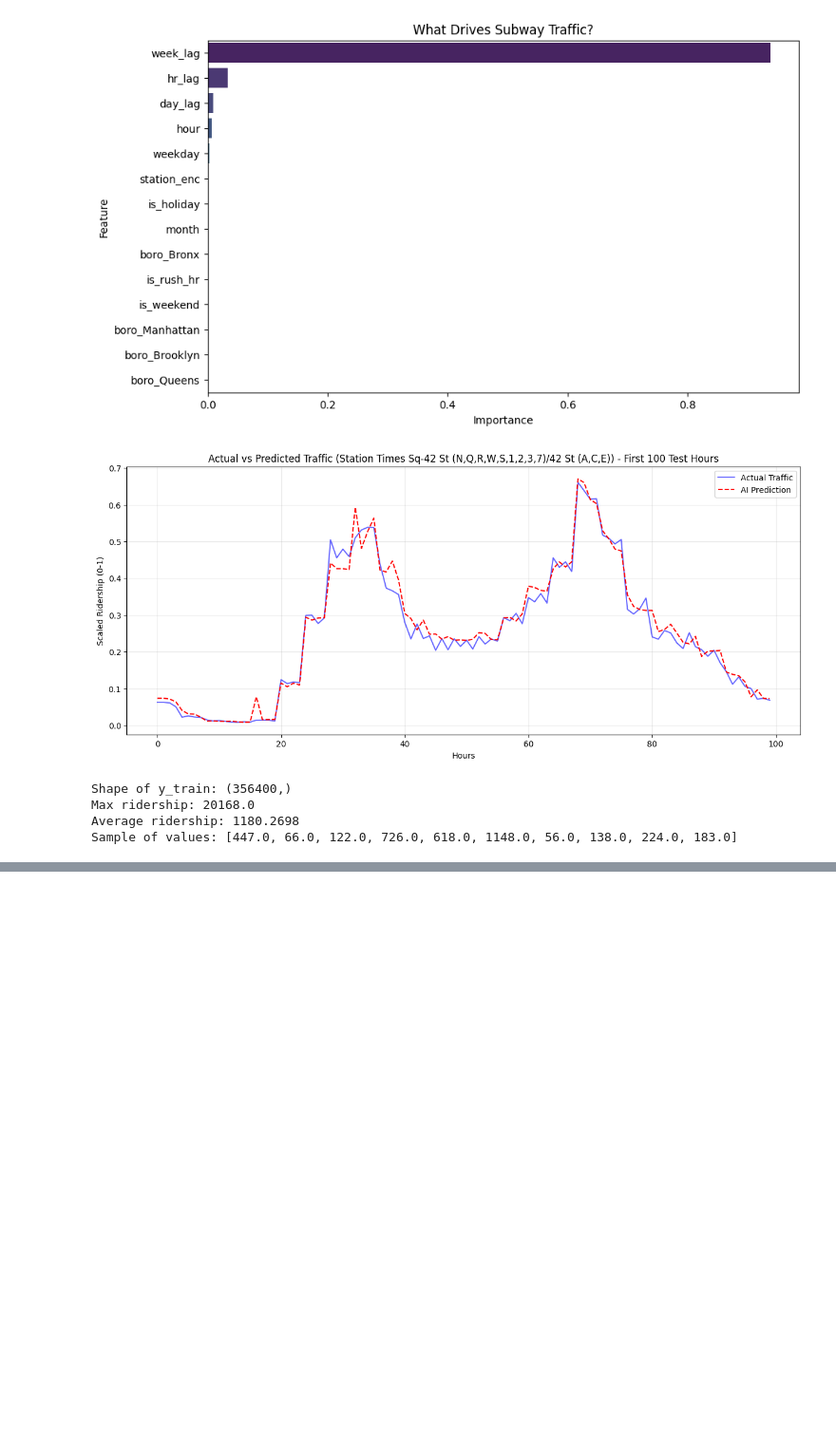
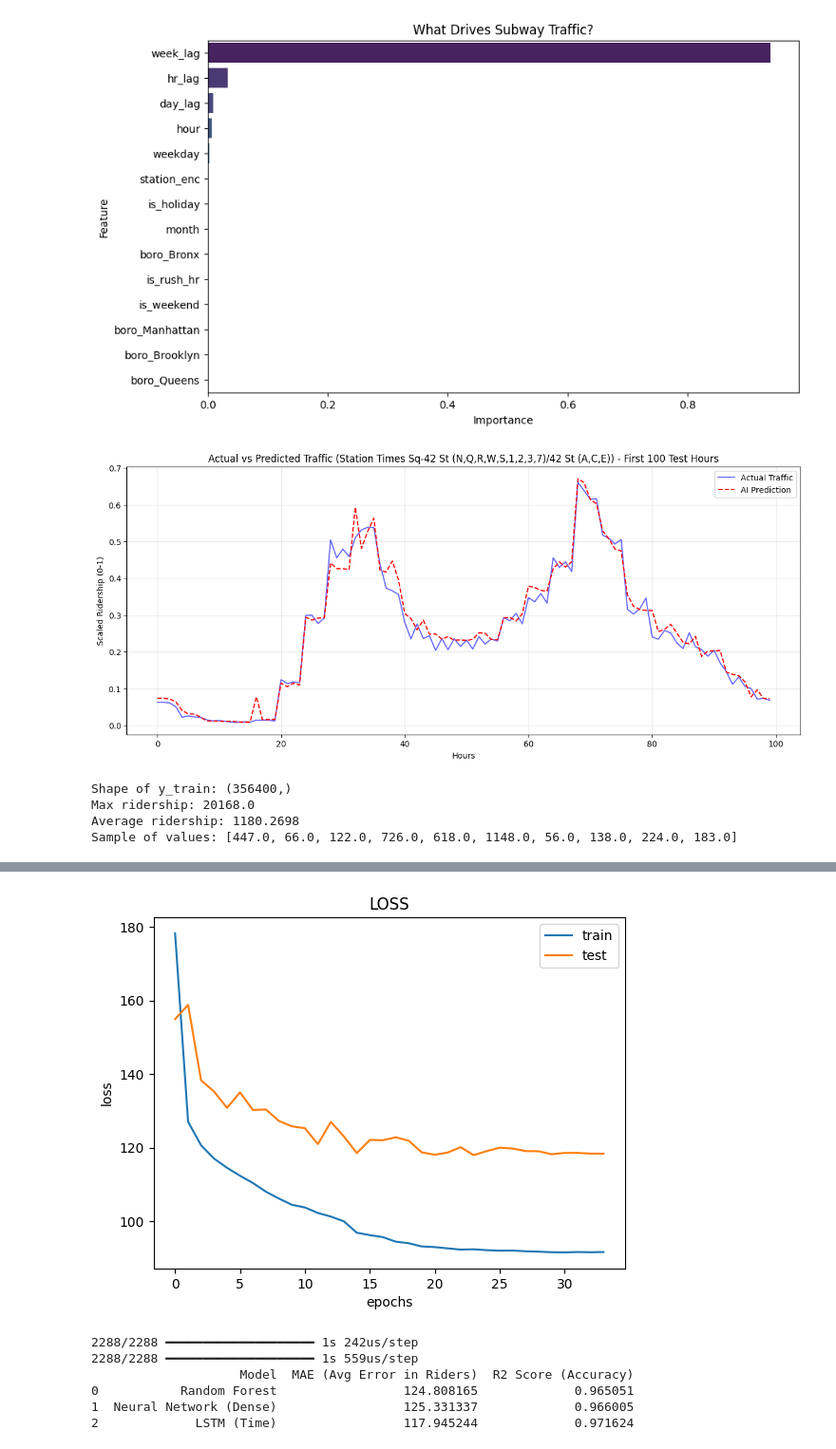
Before and after one commit to chyongha/subway_crowdness_prediction, a Jupyter notebook: model.ipynb, the cells around one changed output, grey strips where cells are left out. Shown at 95% size. Drawn from its saved outputs; the diff is of its cells as text; code cells hidden in the pictures; blank space fills up the shorter version.

```diff
--- a/model.ipynb
+++ b/model.ipynb
@@ -252,0 +264,27 @@ plt.show()
+# %%
+from tensorflow.keras.layers import LSTM
+
+model2 = Sequential()
+
+model2.add(LSTM(128, return_sequences = True, input_shape = (1, X_train_lstm.shape[2])))
+model2.add(Dropout(0.3))
+
+model2.add(LSTM(64, return_sequences = False))
+model2.add(Dropout(0.3))
+
+model2.add(Dense(32, activation = 'relu'))
+model2.add(Dense(1, activation = 'relu'))
+
+model2.compile(loss = 'mean_absolute_error', optimizer = 'adam')
+
+early_stopping = EarlyStopping(monitor='val_loss', patience=10, restore_best_weights=True)
+lr_scheduler = ReduceLROnPlateau(monitor='val_loss', factor=0.5, patience=2, verbose=1)
+
+history2 = model2.fit(
+    X_train_lstm, y_train_lstm,
+    epochs=50,
+    batch_size=64,
+    validation_data=(X_test_lstm, y_test_lstm),
+    callbacks=[early_stopping, lr_scheduler],
+    verbose=1
+)
@@ -252,0 +310,43 @@ plt.show()
+# %%
+plt.plot(history2.history['loss'], label = 'train')
+plt.plot(history2.history['val_loss'], label = 'test')
+plt.legend()
+plt.title('LOSS')
+plt.xlabel('epochs')
+plt.ylabel('loss')
+plt.show()
+# %% [output]
+[figure, added]
+# %%
+pred_nn_raw = model.predict(X_test_scaled_nn)
+pred_lstm_raw = model2.predict(X_test_lstm)
+pred_rf_scaled = rf.predict(X_test_rf)
+
+dummy_matrix = np.zeros((len(pred_rf_scaled), 4))
+dummy_matrix[:, 0] = pred_rf_scaled
+inverse_matrix = scaler_rf.inverse_transform(dummy_matrix)
+pred_rf_real = inverse_matrix[:, 0]
+
+scores = {
+    'Model': ['Random Forest', 'Neural Network (Dense)', 'LSTM (Time)'],
+    'MAE (Avg Error in Riders)': [
+        mean_absolute_error(y_test_nn, pred_rf_real),
+        mean_absolute_error(y_test_nn, pred_nn_raw),
+        mean_absolute_error(y_test_lstm, pred_lstm_raw)
+    ],
+    'R2 Score (Accuracy)': [
+        r2_score(y_test_nn, pred_rf_real),
+        r2_score(y_test_nn, pred_nn_raw),
+        r2_score(y_test_lstm, pred_lstm_raw)
+    ]
+}
+
+comparison_df = pd.DataFrame(scores)
+print(comparison_df)
+# %% [output]
+2288/2288 ━━━━━━━━━━━━━━━━━━━━ 1s 242us/step
+2288/2288 ━━━━━━━━━━━━━━━━━━━━ 1s 559us/step
+                    Model  MAE (Avg Error in Riders)  R2 Score (Accuracy)
+0           Random Forest                 124.808165             0.965051
+1  Neural Network (Dense)                 125.331337             0.966005
+2             LSTM (Time)                 117.945244             0.971624
```
Also changed, not shown: parts of 13 cells of this notebook.
